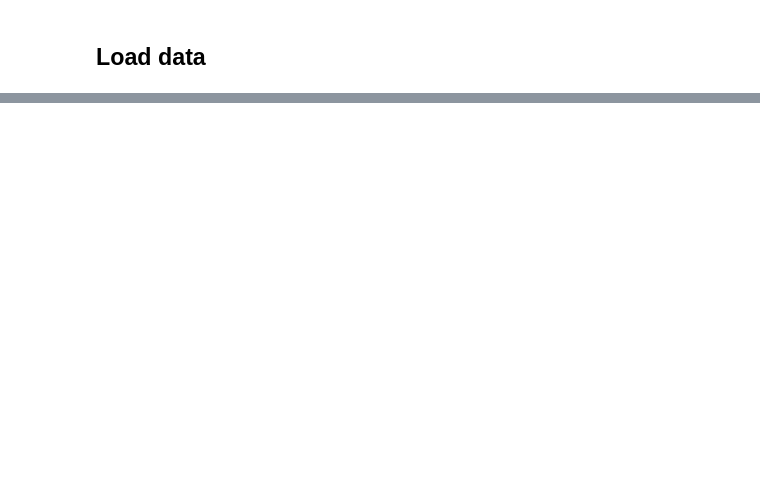
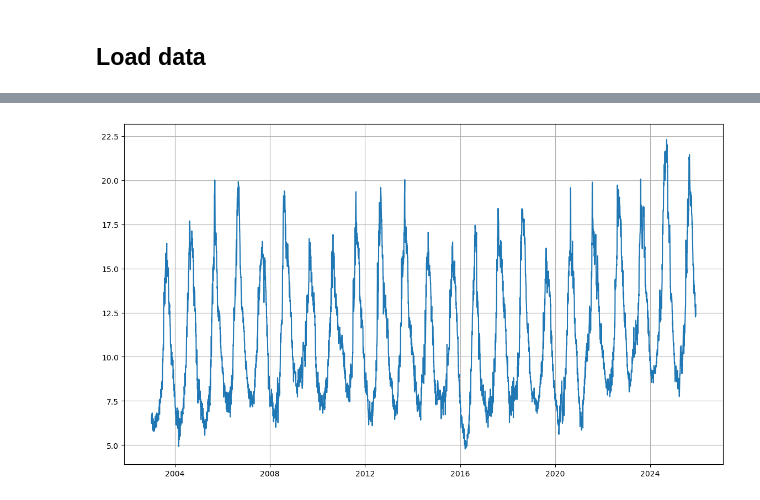
Before and after one commit to PedroVelez/SSTGlobalAnalysis, a Jupyter notebook: analysisDataSelectPointsMUR.ipynb, the cells around one changed output, grey strips where cells are left out. Cells and saved outputs as stored; diff of their text form; code cells hidden in the pictures; blank space fills up the shorter version.

```diff
--- a/analysisDataSelectPointsMUR.ipynb
+++ b/analysisDataSelectPointsMUR.ipynb
@@ -60,14 +65,19 @@ DS = xr.open_mfdataset(files,combine='nested', concat_dim="time", parallel=True,
 #Tr=['UP1','UP2','OCE','DWN']
 
 ## Upwelling Iberian Peninsula
-Xr=[-8.7285+360,-9.3249+360,-8.8008+360,-14.0963+360];
-Yr=[36.9921,38.6057,41.2795,39.0843];
-Tr=['UP3','UP4','UP5','OC2']
+#Xr=[-8.7285+360,-9.3249+360,-8.8008+360,-14.0963+360];
+#Yr=[36.9921,38.6057,41.2795,39.0843];
+#Tr=['UP3','UP4','UP5','OC2']
 
 ## Cesar
 #Xr=[-6.8750+360,  -6.8750+360];
 #Yr=[43.6250,   44.3750];
 #Tr=['C01','C02']
+
+## Cesar
+Xr=[-1.89];
+Yr=[43.36]
+Tr=['Pasajes']
 # %%
 for i1 in range(0,len(Tr)):
     print(i1)
@@ -106 +104,7 @@ Consider scattering data ahead of time and using futures.
+# %%
+fig, ax = plt.subplots(1 , 1 , figsize = (14,8))
+ax.plot(sstd.time,sstd-273)
+ax.grid()
+# %% [output]
+[figure, added]
 # %%
```
Also changed, not shown: parts of 9 cells of this notebook, 11 other files.
